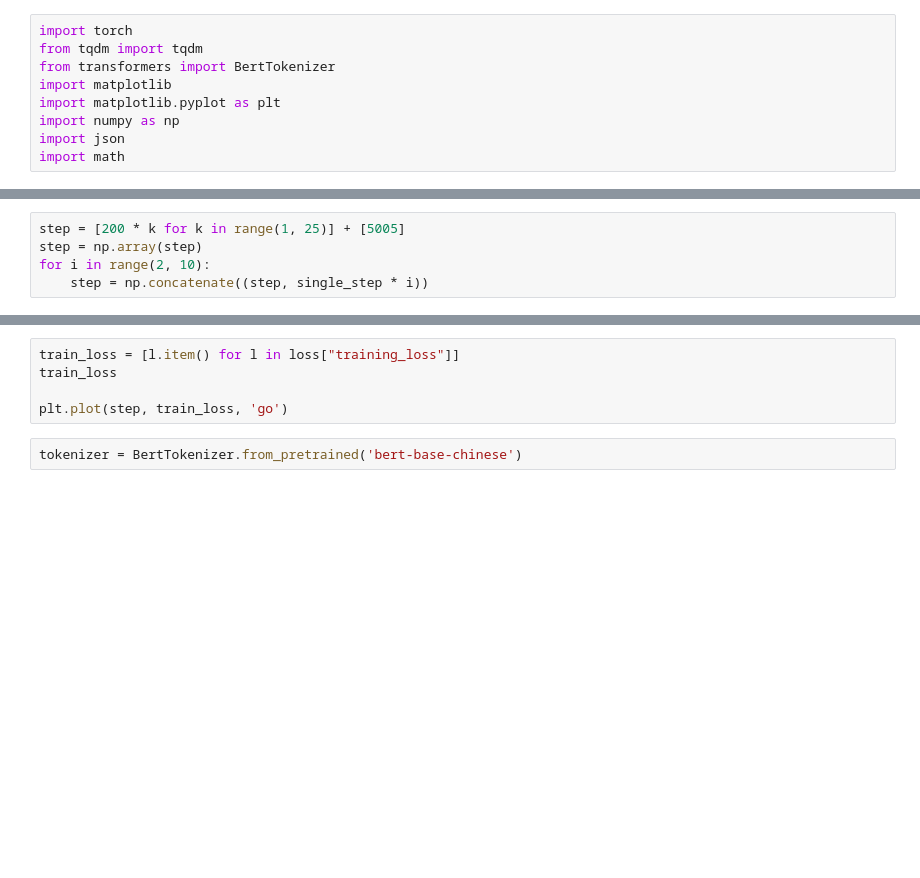
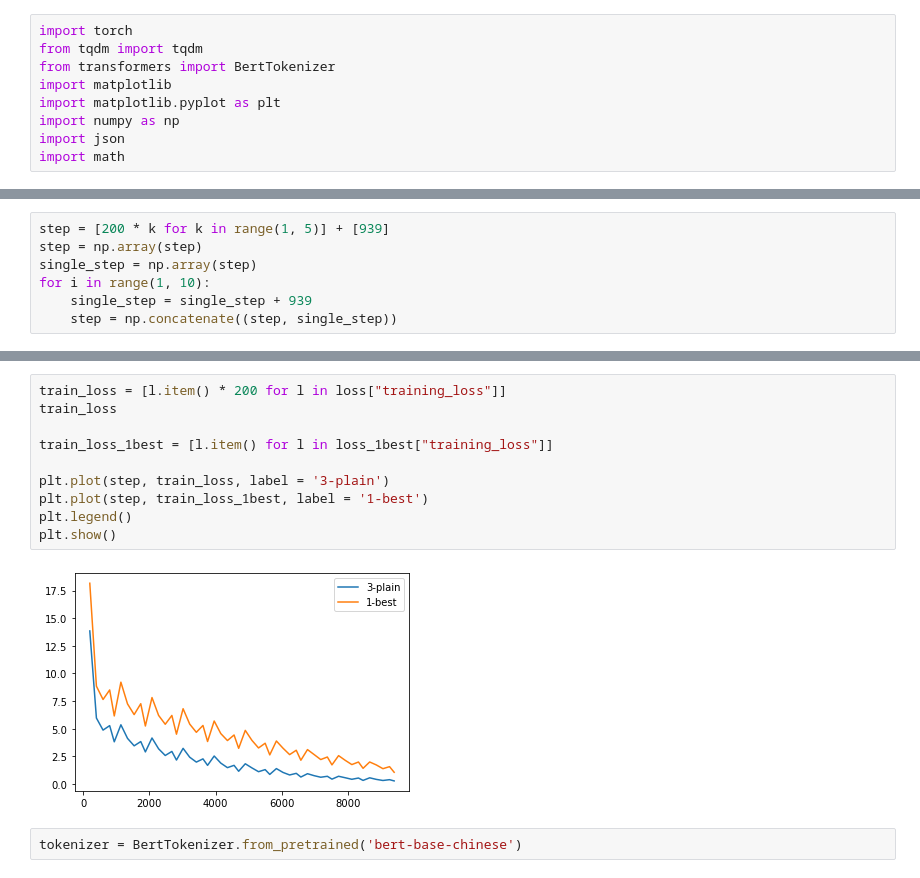
Before and after one commit to Alfred0622/Rescoring, a Jupyter notebook: Attention_Map.ipynb, the cells around one changed output, grey strips where cells are left out. Drawn from its saved outputs; the diff is of its cells as text; blank space fills up the shorter version.

```diff
--- a/Attention_Map.ipynb
+++ b/Attention_Map.ipynb
@@ -23,7 +45,9 @@ plt.plot(range(1,11), dev_loss, 'go')
 # %%
-step = [200 * k for k in range(1, 25)] + [5005]
+step = [200 * k for k in range(1, 5)] + [939]
 step = np.array(step)
-for i in range(2, 10):
-    step = np.concatenate((step, single_step * i))
+single_step = np.array(step)
+for i in range(1, 10):
+    single_step = single_step + 939
+    step = np.concatenate((step, single_step))
 # %%
 step.shape
@@ -30,8 +83,15 @@ step.shape
 # %%
-train_loss = [l.item() for l in loss["training_loss"]]
+train_loss = [l.item() * 200 for l in loss["training_loss"]]
 train_loss
 
-plt.plot(step, train_loss, 'go')
+train_loss_1best = [l.item() for l in loss_1best["training_loss"]]
+
+plt.plot(step, train_loss, label = '3-plain')
+plt.plot(step, train_loss_1best, label = '1-best')
+plt.legend()
+plt.show()
+# %% [output]
+[figure, added]
 # %%
 tokenizer = BertTokenizer.from_pretrained('bert-base-chinese')
 # %%
```
Also changed, not shown: parts of 9 cells of this notebook, 31 other files.
